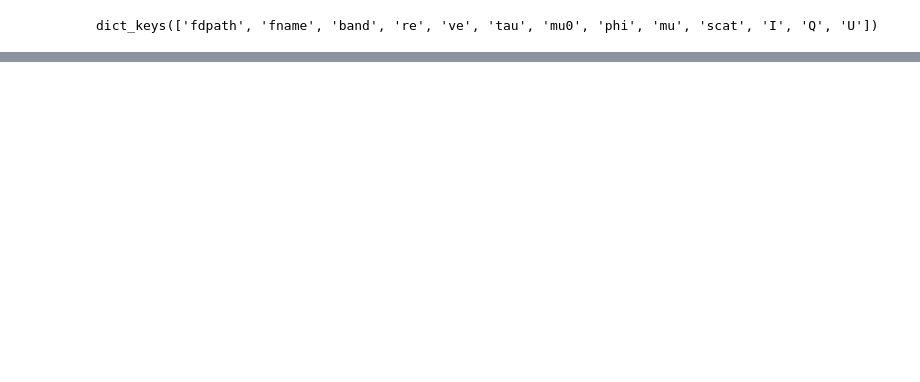
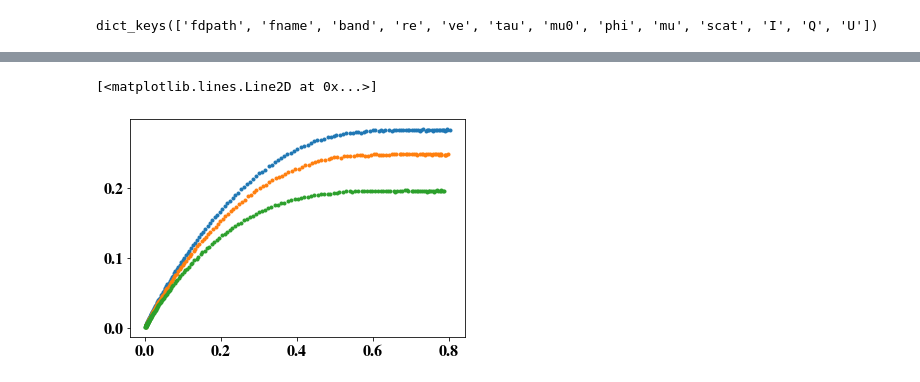
Before and after one commit to cpnHere/ACRS, a Jupyter notebook: LUTs/using_MSCART/LUT_MSCART.ipynb, the cells around one changed output, grey strips where cells are left out. Saved outputs shown, nothing was run; the diff lists cells and outputs as text; code cells hidden in the pictures; blank space fills up the shorter version.

```diff
--- a/LUTs/using_MSCART/LUT_MSCART.ipynb
+++ b/LUTs/using_MSCART/LUT_MSCART.ipynb
@@ -166,0 +225,7 @@ plt.legend()
+# %%
+plt.plot(LUTnew.I[0,:,0,40,0],LUTnew.I[1,:,0,40,0],'.')
+plt.plot(LUTnew.I[0,:,0,50,0],LUTnew.I[1,:,0,50,0],'.')
+plt.plot(LUTnew.I[0,:,0,70,0],LUTnew.I[1,:,0,70,0],'.')
+# %% [output]
+[<matplotlib.lines.Line2D at 0x...>]
+[figure, added]
```
Also changed, not shown: parts of 21 cells of this notebook.
